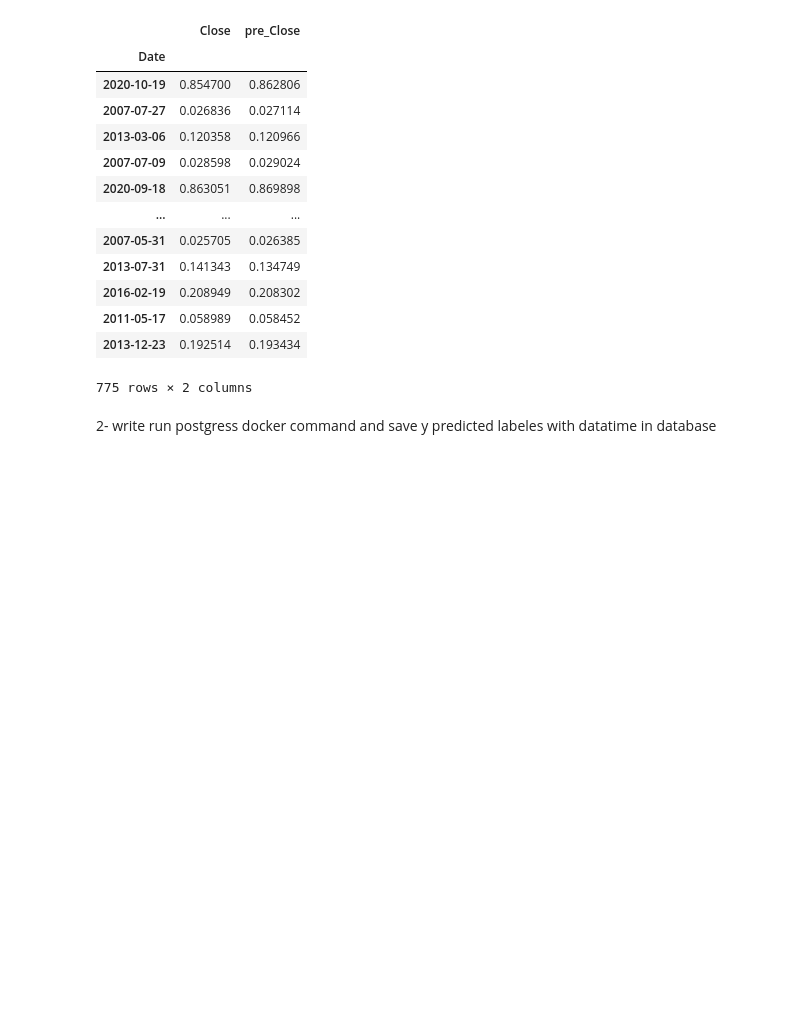
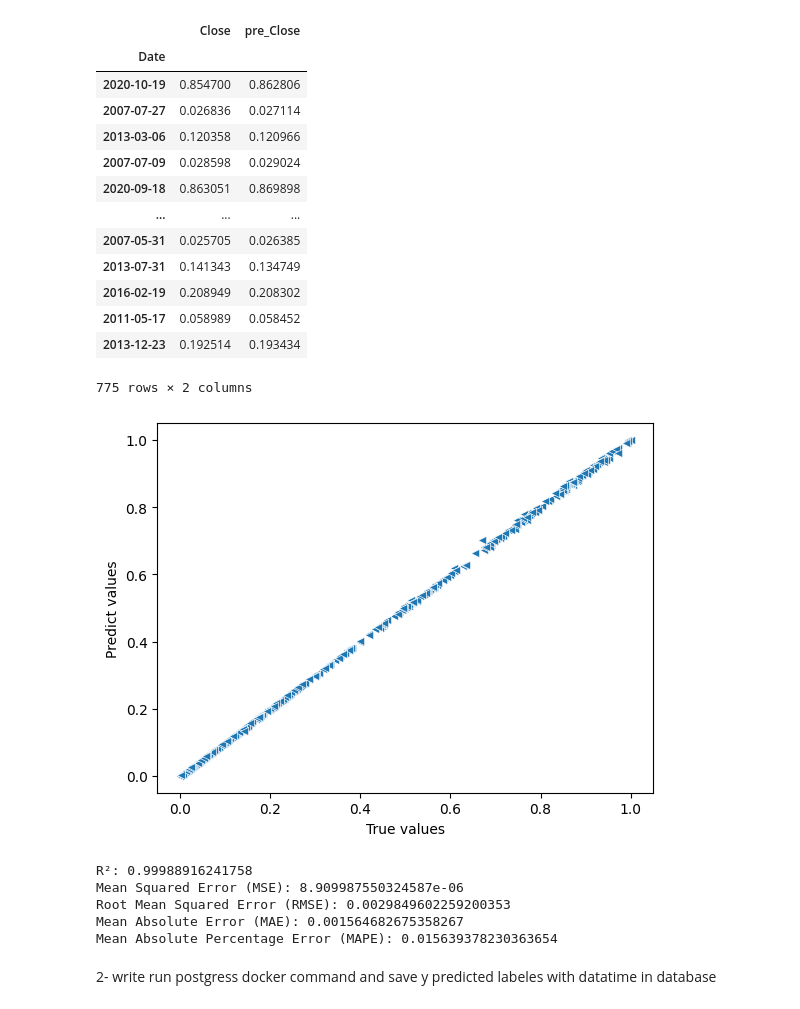
Before and after one commit to MapsaBootCamp/ML3_EXERCISE, a Jupyter notebook: exam7 without answer.ipynb, the cells around one changed output. Drawn from its saved outputs; the diff is of its cells as text; code cells hidden in the pictures; blank space fills up the shorter version.

```diff
--- a/exam7 without answer.ipynb
+++ b/exam7 without answer.ipynb
@@ -7,7 +7,9 @@ import matplotlib.pyplot as plt
 import seaborn as sns
 import plotly.express as px
 # %%
-df = pd.read_csv("suffled3.csv",parse_dates=True,index_col="Date")
+df = pd.read_csv("suffled3.csv",parse_dates=True)
+df['Date']= pd.to_datetime(df['Date'])
+df.set_index(keys="Date",inplace=True)
 df.sort_index(inplace=True,ascending=False)
 # df.shape
 # for i in range(7):
@@ -56,3 +58,8 @@ x_train,x_test,y_train,y_test = train_test_split(x,y,test_size=0.2,random_state=
 x_train.shape
 # %% [output]
 (3097, 6)
+# %%
+from sklearn.pipeline import make_pipeline
+from sklearn.linear_model import LinearRegression
+lr_model = make_pipeline(preprocessing.MinMaxScaler(),LinearRegression())
+lr_model.fit(x_train,y_train)
@@ -58,0 +69,6 @@ x_train.shape
+# %%
+y_test_pre=lr_model.predict(x_test)
+new_df = pd.DataFrame(y_test)
+new_df["pre_Close"]=y_test_pre
+scaler = preprocessing.MinMaxScaler()
+scaler.fit_transform(new_df)
@@ -75,6 +99,33 @@ new_df
 | 2011-05-17 | 0.058989 | 0.058452 |
 | 2013-12-23 | 0.192514 | 0.193434 |
 775 rows × 2 columns
+# %%
+ax = sns.scatterplot(new_df,x="Close",y="pre_Close",marker="<")
+ax.set(xlabel='True values',
+       ylabel='Predict values')
+plt.show()
+# %% [output]
+[figure, added]
+# %%
+from sklearn import metrics
+from math import pow
+print(f"R²: {metrics.r2_score(y_true=scaler.fit_transform(new_df)[:,0],y_pred=scaler.fit_transform(new_df)[:,1])}")
+print(f"Mean Squared Error (MSE): {metrics.mean_squared_error(y_true=scaler.fit_transform(new_df)[:,0],y_pred=scaler.fit_transform(new_df)[:,1])}")
+print(f"Root Mean Squared Error (RMSE): {pow(metrics.mean_squared_error(y_true=scaler.fit_transform(new_df)[:,0],y_pred=scaler.fit_transform(new_df)[:,1]),0.5)}")
+print(f"Mean Absolute Error (MAE): {metrics.mean_absolute_error(y_true=scaler.fit_transform(new_df)[:,0],y_pred=scaler.fit_transform(new_df)[:,1])}")
+print(f"Mean Absolute Percentage Error (MAPE): {metrics.mean_absolute_percentage_error(y_true=scaler.fit_transform(new_df)[:,0],y_pred=scaler.fit_transform(new_df)[:,1])}")
+
+# R²: 0.9999139462752575
+# Mean Squared Error (MSE): 6.150121267396267e-06
+# Root Mean Squared Error (RMSE): 0.00247994380327383
+# Mean Absolute Error (MAE): 0.0012893895839705457
+# Mean Absolute Percentage Error (MAPE): 126709580.02634819
+# %% [output]
+R²: 0.99988916241758
+Mean Squared Error (MSE): 8.909987550324587e-06
+Root Mean Squared Error (RMSE): 0.0029849602259200353
+Mean Absolute Error (MAE): 0.001564682675358267
+Mean Absolute Percentage Error (MAPE): 0.015639378230363654
 # %% [markdown]
 2- write run postgress docker command
 and save y predicted labeles with datatime in database
```
Also changed, not shown: parts of 3 cells of this notebook.
